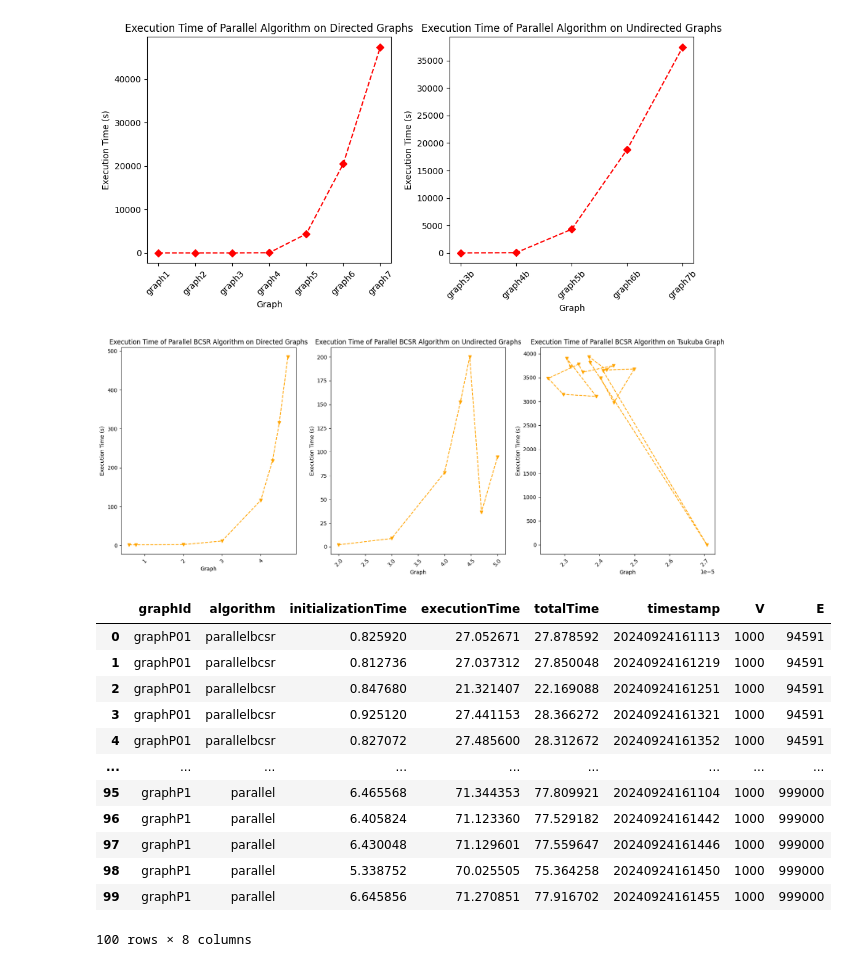
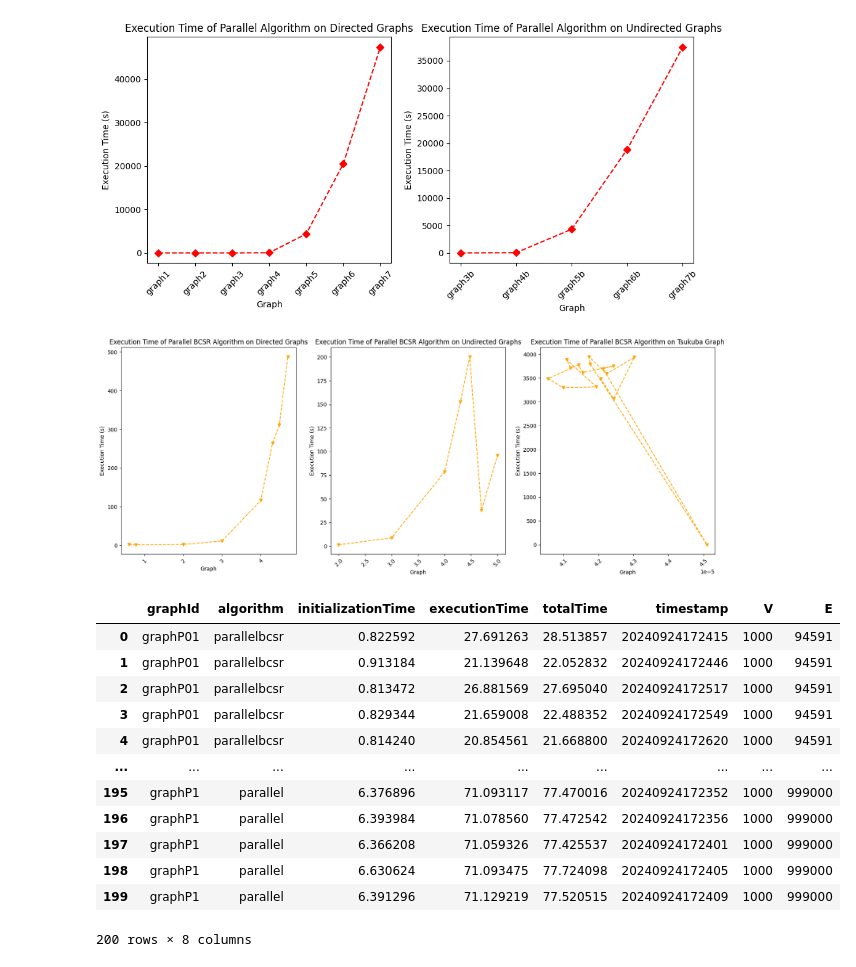
Before and after one commit to Daniele974/GraphCuts_CUDA, a Jupyter notebook: result_analysis.ipynb, the cells around one changed output. Saved outputs shown, nothing was run; the diff lists cells and outputs as text; code cells hidden in the pictures.

```diff
--- a/result_analysis.ipynb
+++ b/result_analysis.ipynb
@@ -7,7 +7,7 @@ import os
 import numpy as np
 import math
 
-results_path = './results/session2/'
+results_path = './results/session4/'
 files = glob.glob(results_path + '*.json')
 results = []
 
@@ -200,41 +200,41 @@ plt.title('Execution Time of Parallel BCSR Algorithm on Tsukuba Graph')
 plt.xticks(rotation=45)
 plt.show()
 # %% [output]
-[figure, old version]
+[figure, new version]
 # %%
-results_path = './results/'
+results_path = './results/session3_density1K/'
 files = glob.glob(results_path + '*.json')
 results = []
 
 for file in files:
     with open(file) as f:
         filename = os.path.basename(file)
         splitted_filename = filename.split('_')
         graph = splitted_filename[0]
         algorithm = splitted_filename[1]
         timestamp = splitted_filename[3].split('.')[0] if len(splitted_filename) > 3 else ''
         content = json.load(f)
         content['graphId'] = graph
         content['algorithm'] = algorithm
         content['timestamp'] = timestamp
         results.append(content)
 
 results = pd.DataFrame(results, columns=['graphId', 'algorithm', 'initializationTime', 'executionTime', 'totalTime', 'timestamp', 'V', 'E'])
 results
 # %% [output]
 |  | graphId | algorithm | initializationTime | executionTime | totalTime | timestamp | V | E |
-| 0 | graphP01 | parallelbcsr | 0.825920 | 27.052671 | 27.878592 | 20240924161113 | 1000 | 94591 |
-| 1 | graphP01 | parallelbcsr | 0.812736 | 27.037312 | 27.850048 | 20240924161219 | 1000 | 94591 |
-| 2 | graphP01 | parallelbcsr | 0.847680 | 21.321407 | 22.169088 | 20240924161251 | 1000 | 94591 |
-| 3 | graphP01 | parallelbcsr | 0.925120 | 27.441153 | 28.366272 | 20240924161321 | 1000 | 94591 |
-| 4 | graphP01 | parallelbcsr | 0.827072 | 27.485600 | 28.312672 | 20240924161352 | 1000 | 94591 |
+| 0 | graphP01 | parallelbcsr | 0.822592 | 27.691263 | 28.513857 | 20240924172415 | 1000 | 94591 |
+| 1 | graphP01 | parallelbcsr | 0.913184 | 21.139648 | 22.052832 | 20240924172446 | 1000 | 94591 |
+| 2 | graphP01 | parallelbcsr | 0.813472 | 26.881569 | 27.695040 | 20240924172517 | 1000 | 94591 |
+| 3 | graphP01 | parallelbcsr | 0.829344 | 21.659008 | 22.488352 | 20240924172549 | 1000 | 94591 |
+| 4 | graphP01 | parallelbcsr | 0.814240 | 20.854561 | 21.668800 | 20240924172620 | 1000 | 94591 |
 | ... | ... | ... | ... | ... | ... | ... | ... | ... |
-| 95 | graphP1 | parallel | 6.465568 | 71.344353 | 77.809921 | 20240924161104 | 1000 | 999000 |
-| 96 | graphP1 | parallel | 6.405824 | 71.123360 | 77.529182 | 20240924161442 | 1000 | 999000 |
-| 97 | graphP1 | parallel | 6.430048 | 71.129601 | 77.559647 | 20240924161446 | 1000 | 999000 |
-| 98 | graphP1 | parallel | 5.338752 | 70.025505 | 75.364258 | 20240924161450 | 1000 | 999000 |
-| 99 | graphP1 | parallel | 6.645856 | 71.270851 | 77.916702 | 20240924161455 | 1000 | 999000 |
+| 195 | graphP1 | parallel | 6.376896 | 71.093117 | 77.470016 | 20240924172352 | 1000 | 999000 |
+| 196 | graphP1 | parallel | 6.393984 | 71.078560 | 77.472542 | 20240924172356 | 1000 | 999000 |
+| 197 | graphP1 | parallel | 6.366208 | 71.059326 | 77.425537 | 20240924172401 | 1000 | 999000 |
+| 198 | graphP1 | parallel | 6.630624 | 71.093475 | 77.724098 | 20240924172405 | 1000 | 999000 |
+| 199 | graphP1 | parallel | 6.391296 | 71.129219 | 77.520515 | 20240924172409 | 1000 | 999000 |
-100 rows × 8 columns
+200 rows × 8 columns
 # %%
 agg_results = results.groupby(['graphId', 'algorithm', 'V', 'E']).agg({'initializationTime': ['mean', 'std', 'min', 'max'], 'executionTime': ['mean', 'std', 'min', 'max'], 'totalTime': ['mean', 'std', 'min', 'max']}).reset_index()
 agg_results.columns = ['graphId', 'algorithm', 'V', 'E', 'initTime_mean', 'initTime_std', 'initTime_min', 'initTime_max', 'execTime_mean', 'execTime_std', 'execTime_min', 'execTime_max', 'totTime_mean', 'totTime_std', 'totTime_min', 'totTime_max']
```
Also changed, not shown: parts of 8 cells of this notebook, 1 other file.
